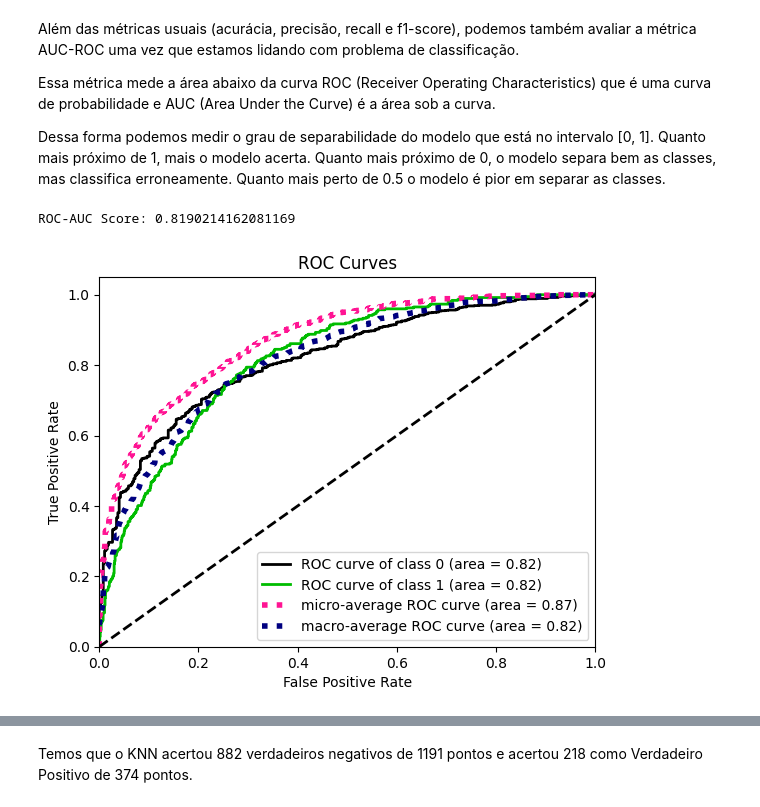
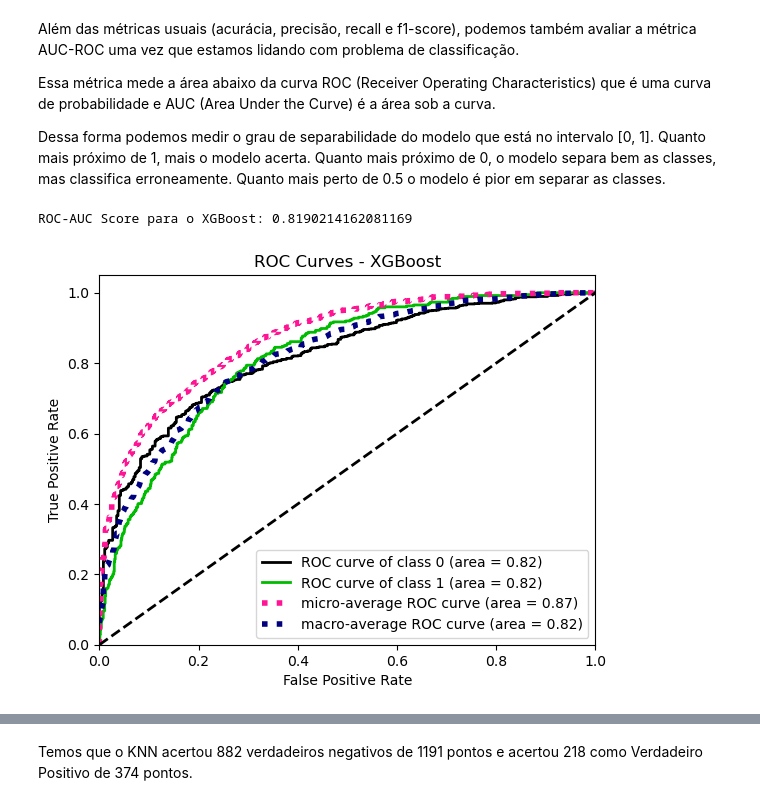
Before and after one commit to KarenAlmeida23/vendasML, a Jupyter notebook: Churn_Telco.ipynb, the cells around one changed output, grey strips where cells are left out. Drawn from its saved outputs; the diff is of its cells as text; code cells hidden in the pictures.

```diff
--- a/Churn_Telco.ipynb
+++ b/Churn_Telco.ipynb
@@ -591,18 +555,21 @@ Essa métrica mede a área abaixo da curva ROC (Receiver Operating Characteristi
 
 Dessa forma podemos medir o grau de separabilidade do modelo que está no intervalo [0, 1]. Quanto mais próximo de 1, mais o modelo acerta. Quanto mais próximo de 0, o modelo separa bem as classes, mas classifica erroneamente. Quanto mais perto de 0.5 o modelo é pior em separar as classes.
 # %%
+# Verificando ROC-AUC Score - XGBoost
 from sklearn.metrics import roc_auc_score
 
 y_prob_xgb = xgb.predict_proba(X_test_std)
 
-print("ROC-AUC Score:", roc_auc_score(y_test, y_prob_xgb[:, 1]))
+print("ROC-AUC Score para o XGBoost:", roc_auc_score(y_test, y_prob_xgb[:, 1]))
 # %% [output]
-ROC-AUC Score: 0.8190214162081169
+ROC-AUC Score para o XGBoost: 0.8190214162081169
 # %%
+# Plot ROC Curves - XGBoost
 import scikitplot as skplt
 import matplotlib.pyplot as plt
 
 skplt.metrics.plot_roc_curve(y_test, y_prob_xgb)
+plt.title('ROC Curves - XGBoost')
 plt.show()
 # %% [output]
-[figure, old version]
+[figure, new version]
```
Also changed, not shown: parts of 32 cells of this notebook.
